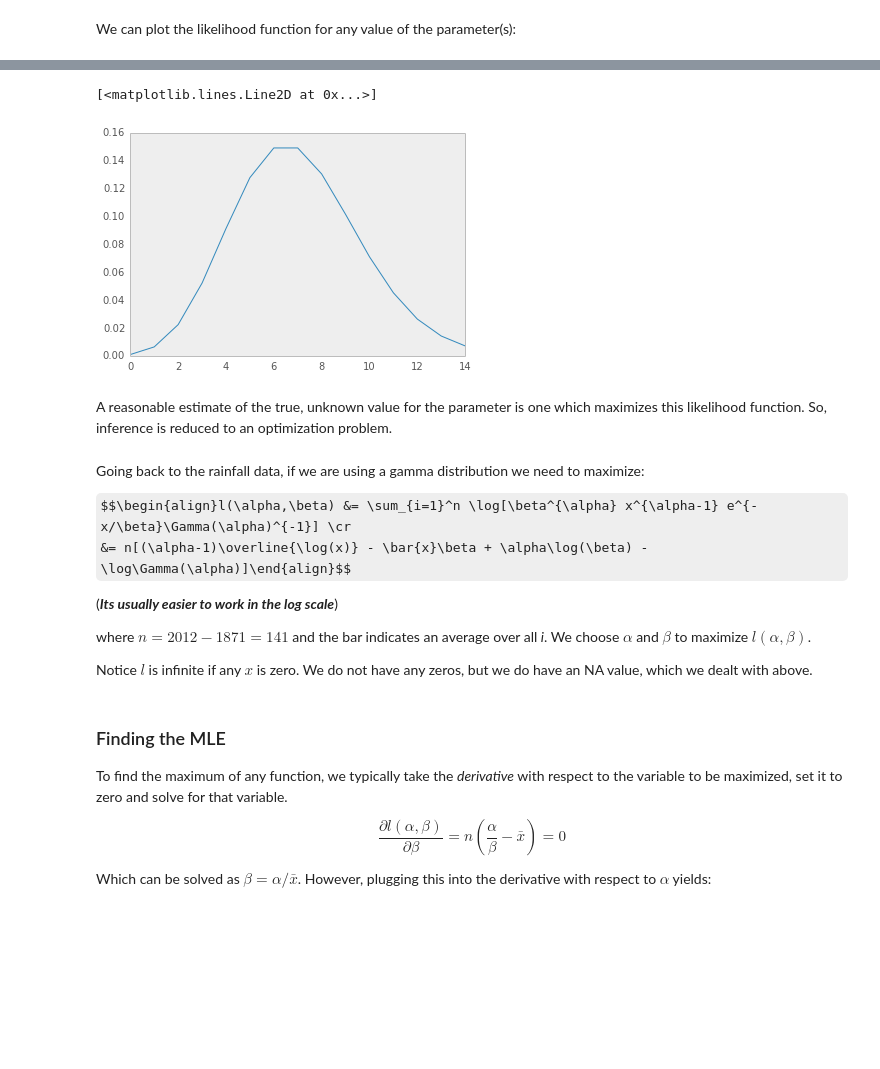
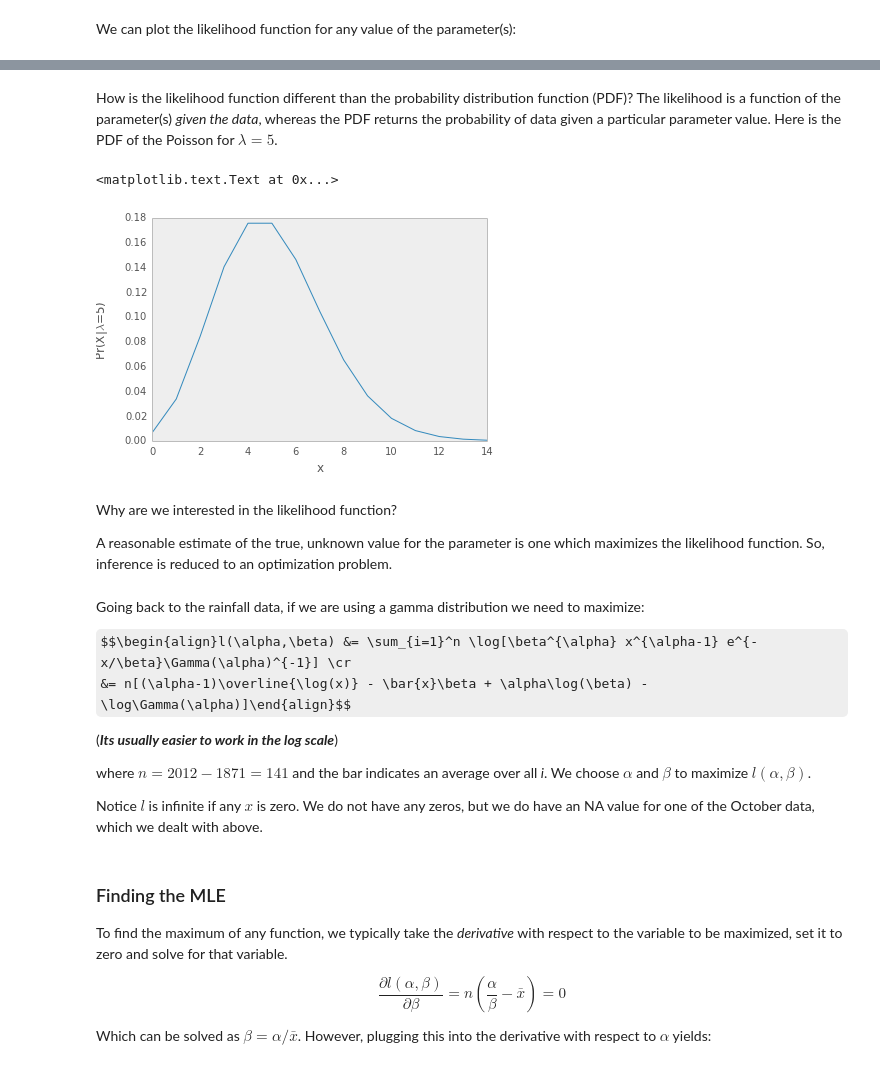
Before and after one commit to fonnesbeck/statistical-analysis-python-tutorial, a Jupyter notebook: 4. Statistical Data Modeling.ipynb, the cells around one changed output, grey strips where cells are left out. Cells and saved outputs as stored; diff of their text form; code cells hidden in the pictures; some formulas as TeX source; blank space fills up the shorter version.

```diff
--- a/4. Statistical Data Modeling.ipynb
+++ b/4. Statistical Data Modeling.ipynb
@@ -144,3 +148,3 @@ dtype: float64
 # %%
-alphas = precip_mean ** 2 / precip_var
-betas = precip_var / precip_mean
+alpha_mom = precip_mean ** 2 / precip_var
+beta_mom = precip_var / precip_mean
@@ -155,15 +183,24 @@ plot(linspace(0, 10), gamma.pdf(linspace(0, 10), alphas[0], betas[0]))
 # %%
-fig, axes = plt.subplots(nrows=2, ncols=6, figsize=(12, 8), sharey=True)
+fig, axes = plt.subplots(nrows=2, ncols=6, figsize=(12, 8), sharey=True, sharex=True)
 for j,var in enumerate(precip.columns):
     i,k = 0,j
     if j>5:
+        # 2nd row
         i,k = 1,j-6
+
+    # Plot histogram
     precip[var].hist(ax=axes[i,k], normed=True, bins=10, grid=False)
+
+    # Plot gamma distribution
     x = linspace(0, precip.max().max())
-    axes[i,k].plot(x, gamma.pdf(x, alphas[j], betas[j]))
+    axes[i,k].plot(x, gamma.pdf(x, alpha_mom[j], beta_mom[j]))
+
+    # Customize x-axis
     axes[i,k].set_xlabel(var)
-    axes[i,k].set_xlim(0, precip.max().max())
-    label = 'alpha = {0:.2f}\nbeta = {1:.2f}'.format(alphas[j], betas[j])
+
+    # Annotate with parameter estimates
+    label = 'alpha = {0:.2f}\nbeta = {1:.2f}'.format(alpha_mom[j], beta_mom[j])
     axes[i,k].annotate(label, xy=(2, 0.3))
+
 tight_layout()
 # %% [output]
@@ -212,2 +256,8 @@ poisson_like(5, lam)
 # %% [markdown]
 We can plot the likelihood function for any value of the parameter(s):
+# %%
+lambdas = np.linspace(0,15)
+x = 5
+plt.plot(lambdas, [poisson_like(x, l) for l in lambdas])
+xlabel('$\lambda$')
+ylabel('L($\lambda$|x=5)')
@@ -214,11 +267,18 @@ We can plot the likelihood function for any value of the parameter(s):
+# %% [markdown]
+How is the likelihood function different than the probability distribution function (PDF)? The likelihood is a function of the parameter(s) *given the data*, whereas the PDF returns the probability of data given a particular parameter value. Here is the PDF of the Poisson for $\lambda=5$.
 # %%
-xvals = arange(15)
+lam = 5
+lab = arange(15)
 plt.plot(xvals, [poisson_like(x, lam) for x in xvals])
+xlabel('x')
+ylabel('Pr(X|$\lambda$=5)')
 # %% [output]
-[<matplotlib.lines.Line2D at 0x...>]
+<matplotlib.text.Text at 0x...>
-[figure, old version]
+[figure, new version]
 # %% [markdown]
-A reasonable estimate of the true, unknown value for the parameter is one which maximizes this likelihood function. So, inference is reduced to an optimization problem.
+Why are we interested in the likelihood function?
+
+A reasonable estimate of the true, unknown value for the parameter is one which maximizes the likelihood function. So, inference is reduced to an optimization problem.
 # %% [markdown]
 Going back to the rainfall data, if we are using a gamma distribution we need to maximize:
 
@@ -229,7 +289,7 @@ $$\begin{align}l(\alpha,\beta) &= \sum_{i=1}^n \log[\beta^{\alpha} x^{\alpha-1}
 
 where $n = 2012 − 1871 = 141$ and the bar indicates an average over all *i*. We choose $\alpha$ and $\beta$ to maximize $l(\alpha,\beta)$.
 
-Notice $l$ is infinite if any $x$ is zero. We do not have any zeros, but we do have an NA value, which we dealt with above.
+Notice $l$ is infinite if any $x$ is zero. We do not have any zeros, but we do have an NA value for one of the October data, which we dealt with above.
 # %% [markdown]
 ### Finding the MLE
 
```
Also changed, not shown: parts of 79 cells of this notebook.
